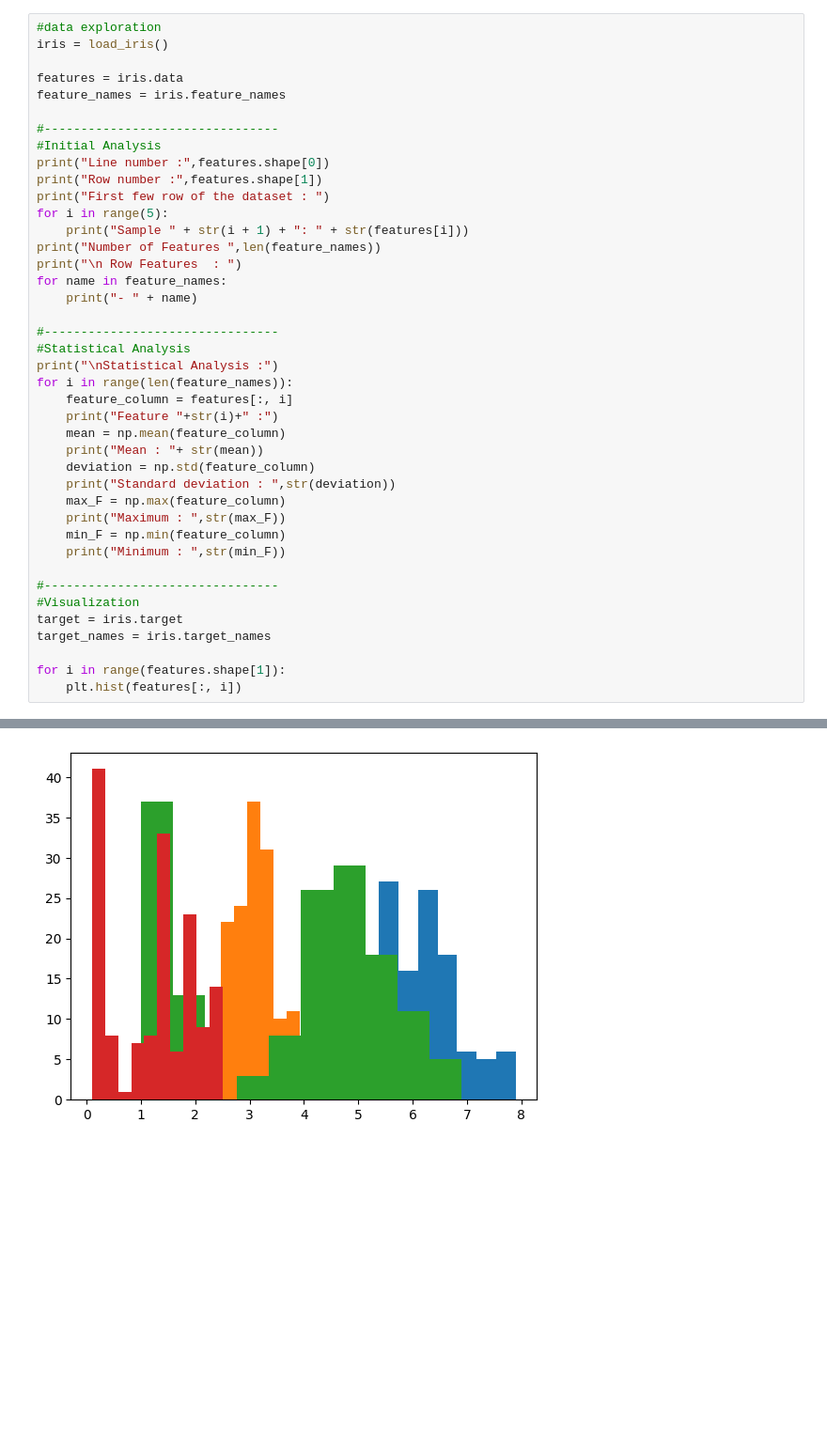
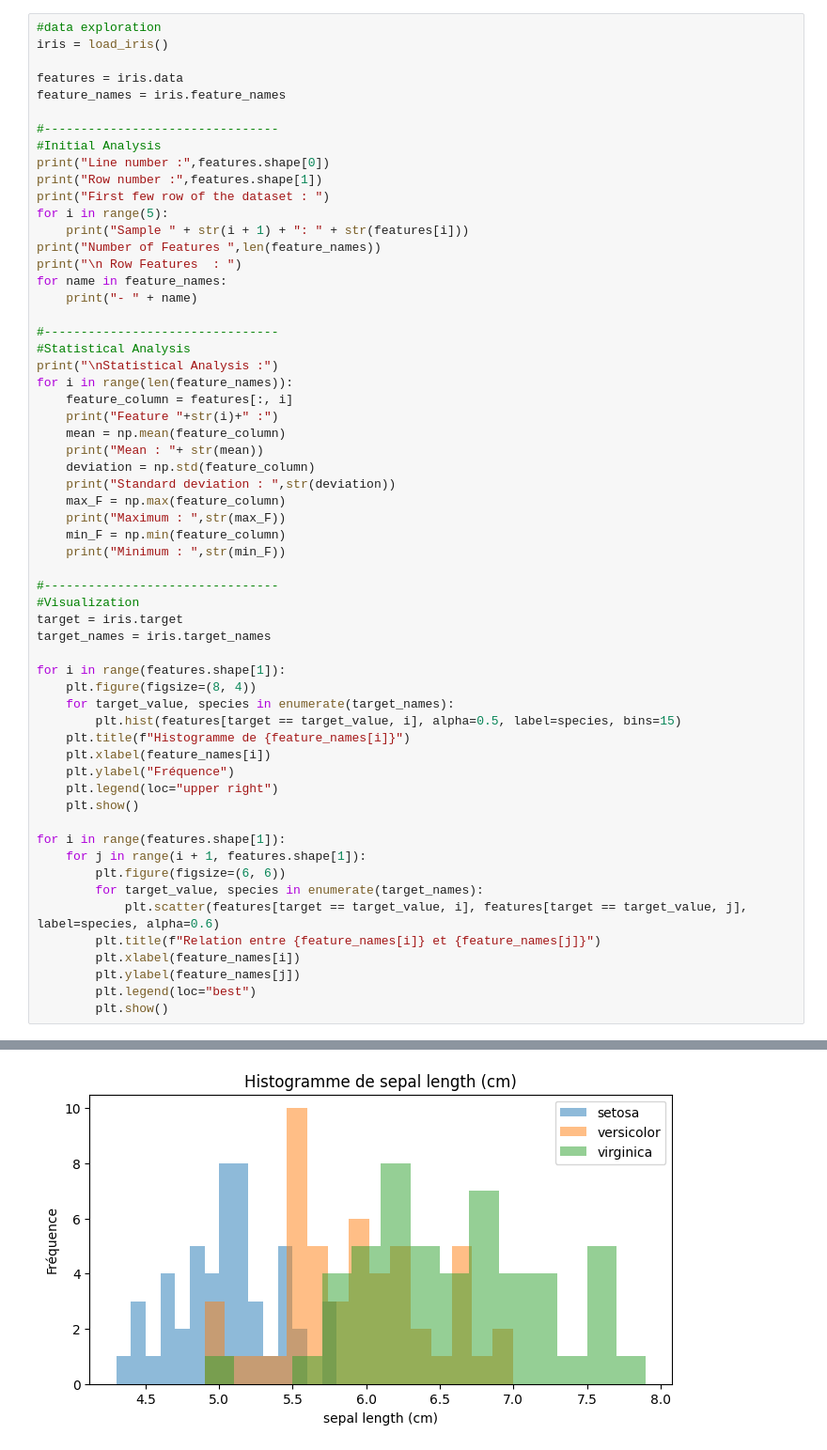
Before and after one commit to Xiteryus/Project-Iris-Dataset-with-Machine-Learning, a Jupyter notebook: Project_Machine_Learning/Project.ipynb, the cells around one changed output, grey strips where cells are left out. Shown at 94% size. Saved outputs shown, nothing was run; the diff lists cells and outputs as text; blank space fills up the shorter version.

```diff
--- a/Project_Machine_Learning/Project.ipynb
+++ b/Project_Machine_Learning/Project.ipynb
@@ -38,32 +47,50 @@ for i in range(len(feature_names)):
     print("Standard deviation : ",str(deviation))
     max_F = np.max(feature_column)
     print("Maximum : ",str(max_F))
     min_F = np.min(feature_column)
     print("Minimum : ",str(min_F))
 
 #--------------------------------
 #Visualization
 target = iris.target
 target_names = iris.target_names
 
 for i in range(features.shape[1]):
-    plt.hist(features[:, i])
+    plt.figure(figsize=(8, 4))
+    for target_value, species in enumerate(target_names):
+        plt.hist(features[target == target_value, i], alpha=0.5, label=species, bins=15)
+    plt.title(f"Histogramme de {feature_names[i]}")
+    plt.xlabel(feature_names[i])
+    plt.ylabel("Fréquence")
+    plt.legend(loc="upper right")
+    plt.show()
+
+for i in range(features.shape[1]):
+    for j in range(i + 1, features.shape[1]):
+        plt.figure(figsize=(6, 6))
+        for target_value, species in enumerate(target_names):
+            plt.scatter(features[target == target_value, i], features[target == target_value, j], label=species, alpha=0.6)
+        plt.title(f"Relation entre {feature_names[i]} et {feature_names[j]}")
+        plt.xlabel(feature_names[i])
+        plt.ylabel(feature_names[j])
+        plt.legend(loc="best")
+        plt.show()
 # %% [output]
 Line number : 150
 Row number : 4
 First few row of the dataset :
 Sample 1: [5.1 3.5 1.4 0.2]
 Sample 2: [4.9 3.  1.4 0.2]
 Sample 3: [4.7 3.2 1.3 0.2]
 Sample 4: [4.6 3.1 1.5 0.2]
 Sample 5: [5.  3.6 1.4 0.2]
 Number of Features  4
 
  Row Features  :
 - sepal length (cm)
 ... (21 lines left out)
 Mean : 1.1993333333333336
 Standard deviation :  0.7596926279021594
 Maximum :  2.5
 Minimum :  0.1
-[figure, old version]
+[figure, new version]
```
Also changed, not shown: parts of 4 cells of this notebook.
